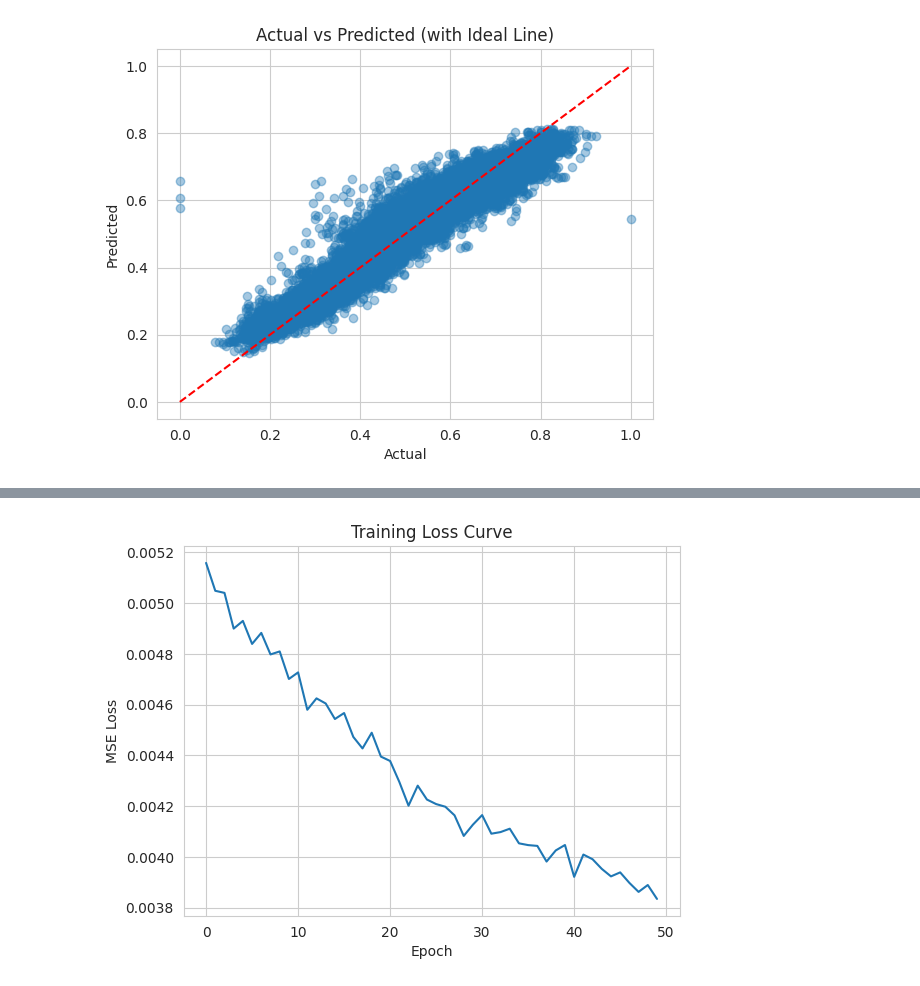
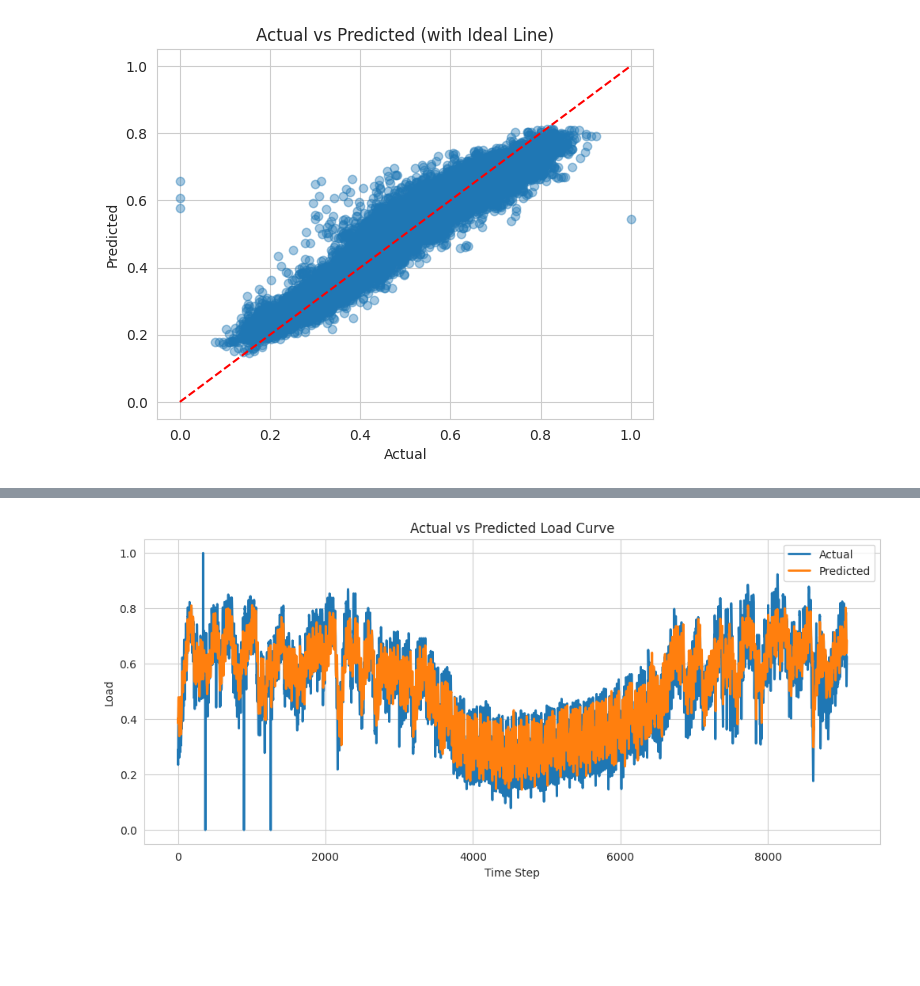
Before and after one commit to Joydas2003/Electrical-Load-Forcasting-Ml, a Jupyter notebook: Machine Learning Based short term Electrical Load Forcasting.ipynb, the cells around one changed output, grey strips where cells are left out. Drawn from its saved outputs; the diff is of its cells as text; code cells hidden in the pictures; blank space fills up the shorter version.

```diff
--- a/Machine Learning Based short term Electrical Load Forcasting.ipynb
+++ b/Machine Learning Based short term Electrical Load Forcasting.ipynb
@@ -1026,11 +1011,17 @@ plt.show()
 # %%
 import matplotlib.pyplot as plt
 
-plt.figure()
-plt.plot(loss_list)
-plt.title("Training Loss Curve")
-plt.xlabel("Epoch")
-plt.ylabel("MSE Loss")
+plt.figure(figsize=(12,5))
+
+plt.plot(y_true, label="Actual", linewidth=2)
+plt.plot(y_pred, label="Predicted", linewidth=2)
+
+plt.title("Actual vs Predicted Load Curve")
+plt.xlabel("Time Step")
+plt.ylabel("Load")
+plt.legend()
+plt.grid(True)
+
 plt.show()
 # %% [output]
-[figure, old version]
+[figure, new version]
```
Also changed, not shown: parts of 2 cells of this notebook.
